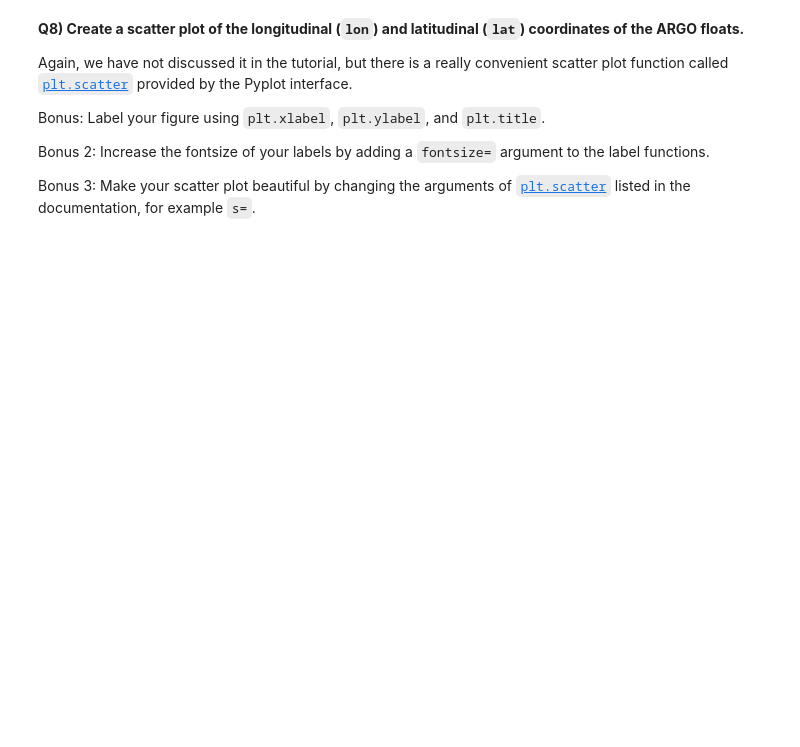
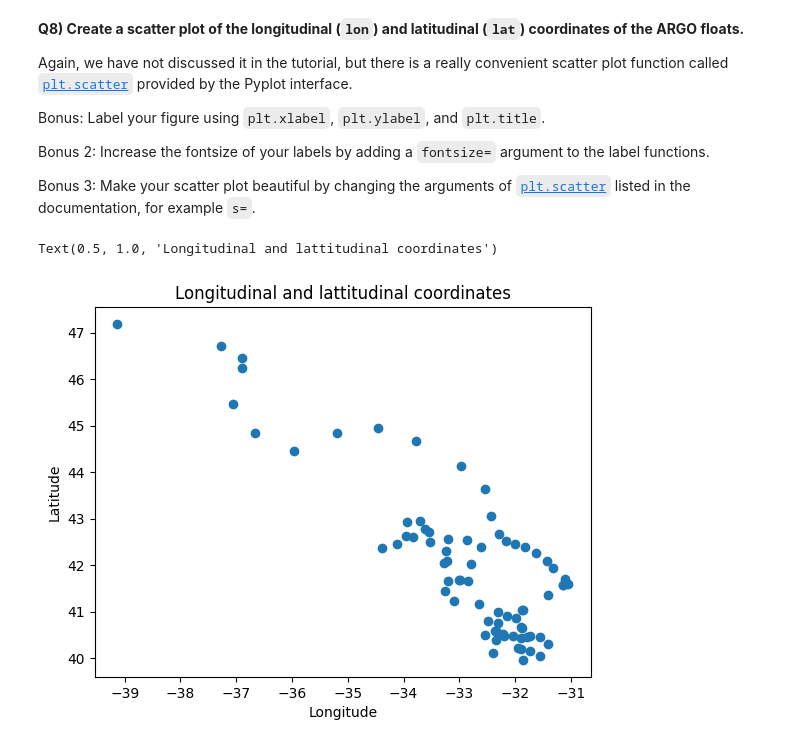
Before and after one commit to Celestin02/2024_Intro_Python, a Jupyter notebook: W2_S1.ipynb, the cells around one changed output. Drawn from its saved outputs; the diff is of its cells as text; code cells hidden in the pictures; blank space fills up the shorter version.

```diff
--- a/W2_S1.ipynb
+++ b/W2_S1.ipynb
@@ -368,0 +383,8 @@ ___ # More fancy bonuses
+# %%
+plt.scatter(lon,lat)
+plt.xlabel('Longitude')
+plt.ylabel('Latitude')
+plt.title('Longitudinal and latitudinal coordinates')
+# %% [output]
+Text(0.5, 1.0, 'Longitudinal and lattitudinal coordinates')
+[figure, added]
```
Also changed, not shown: parts of 3 cells of this notebook.
